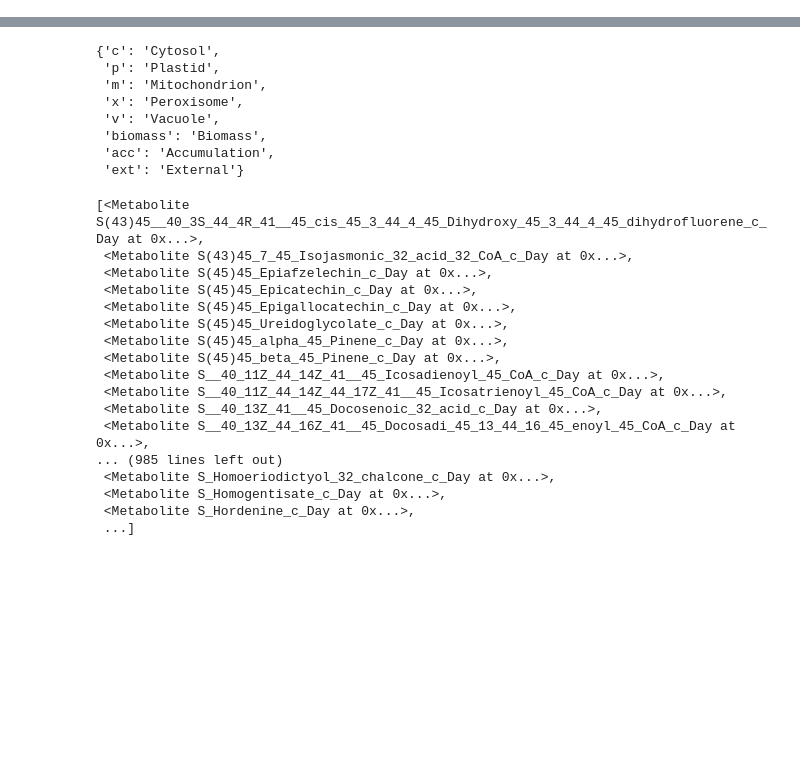
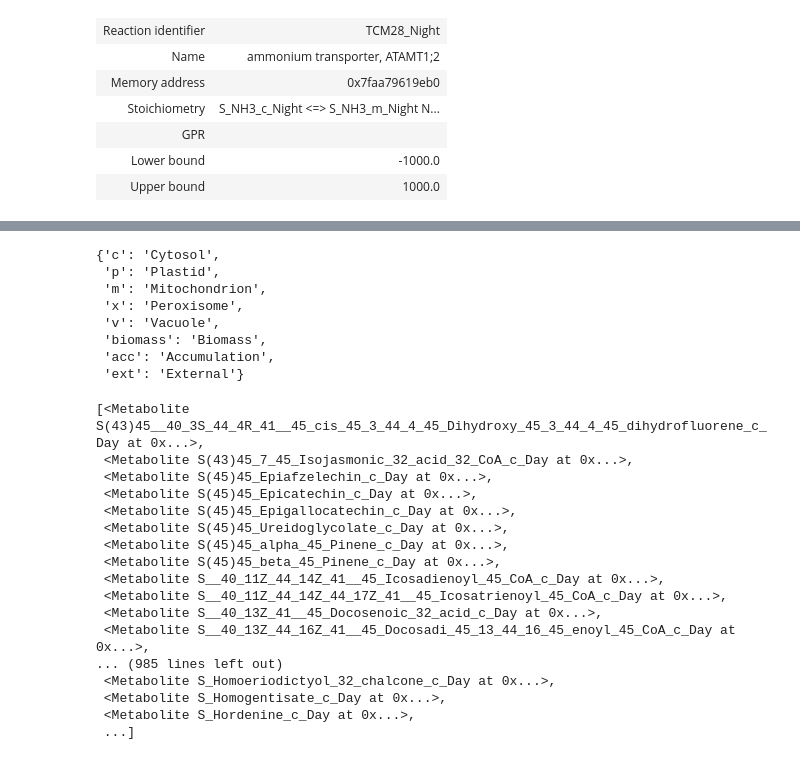
Before and after one commit to LucianaMartins26/DielModels, a Jupyter notebook: examples/compartments.ipynb, the cells around one changed output, grey strips where cells are left out. Drawn from its saved outputs; the diff is of its cells as text; code cells hidden in the pictures; blank space fills up the shorter version.

```diff
--- a/examples/compartments.ipynb
+++ b/examples/compartments.ipynb
@@ -7,3 +7,14 @@ from tests import TEST_DIR
 aragem_model_path = os.path.join(TEST_DIR, 'data', 'AraGEM2010.xml')
 
 non_diel_model = cobra.io.read_sbml_model(aragem_model_path)
+# %%
+reaction = non_diel_model.reactions.get_by_id("TCM28_Night")
+reaction
+# %% [output]
+| Reaction identifier | TCM28_Night |
+| Name | ammonium transporter, ATAMT1;2 |
+| Memory address | 0x7faa79619eb0 |
+| Stoichiometry | S_NH3_c_Night <=> S_NH3_m_Night N... |
+| GPR |  |
+| Lower bound | -1000.0 |
+| Upper bound | 1000.0 |
```
Also changed, not shown: parts of 2 cells of this notebook, 4 other files.
